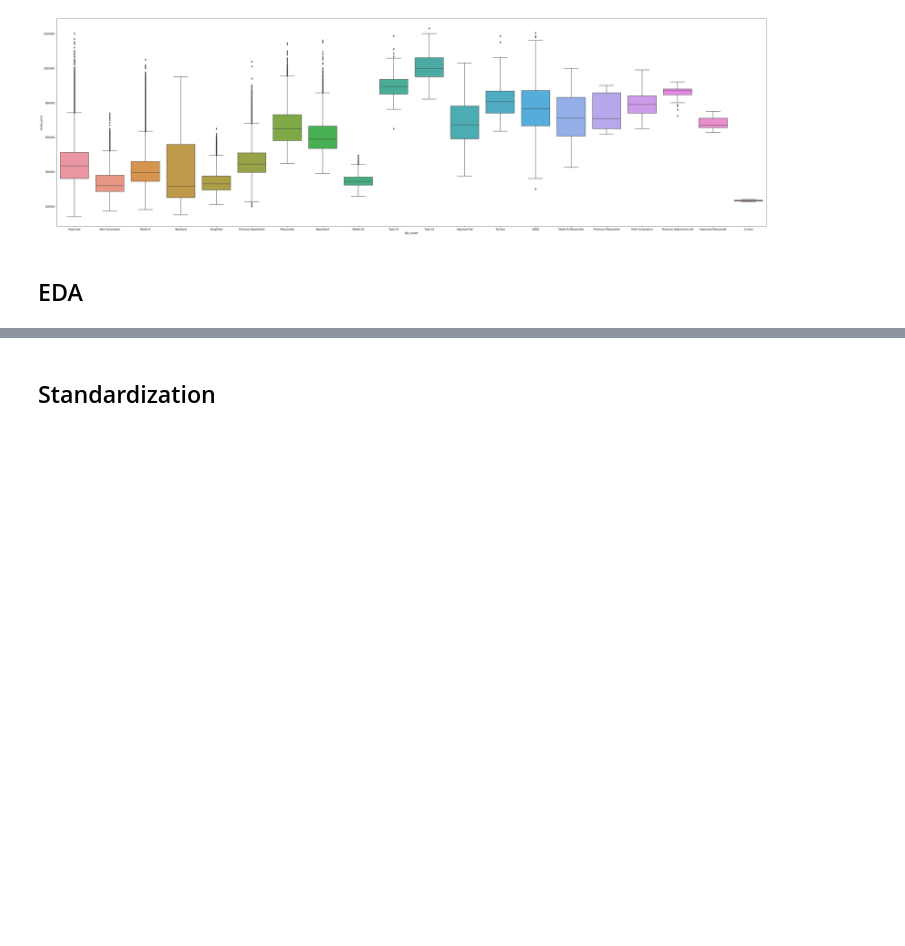
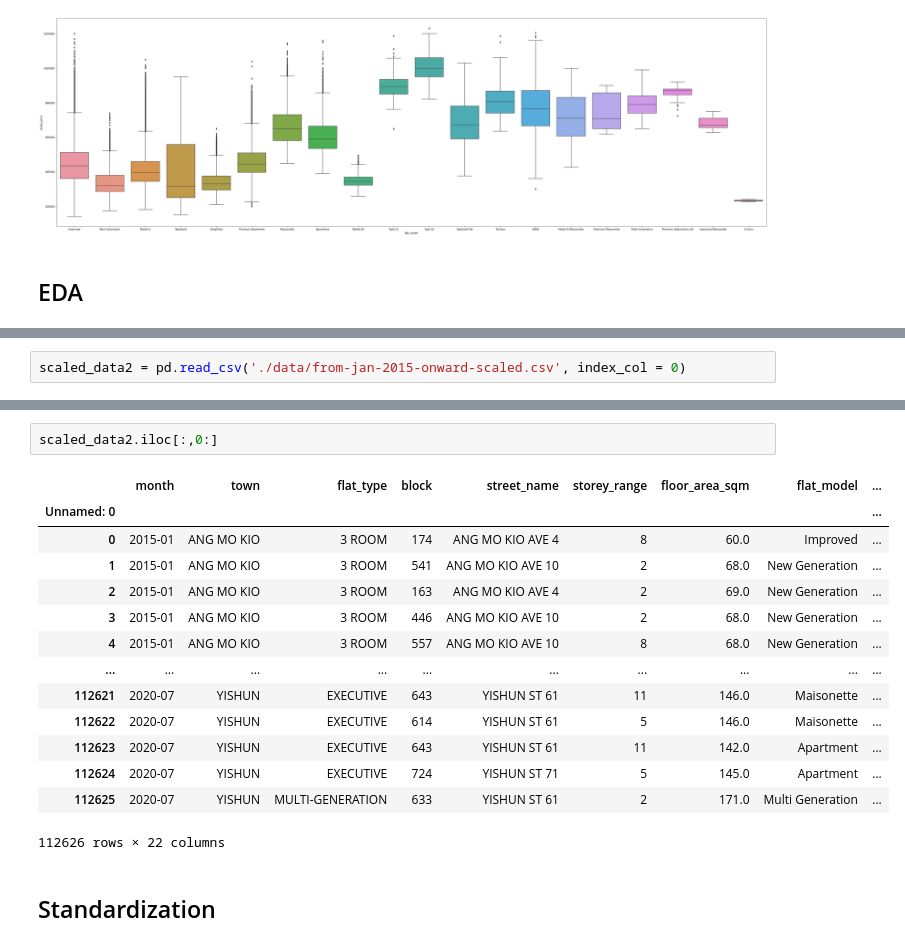
Before and after one commit to y4nrui/data-mining, a Jupyter notebook: jayden.ipynb, the cells around one changed output, grey strips where cells are left out. Drawn from its saved outputs; the diff is of its cells as text; blank space fills up the shorter version.

Commit message:
new scaled dataset

```diff
--- a/jayden.ipynb
+++ b/jayden.ipynb
@@ -222,0 +225,2 @@ fig = sns.boxplot(x='flat_model', y='resale_price', data=data)
+# %%
+scaled_data2 = pd.read_csv('./data/from-jan-2015-onward-scaled.csv', index_col = 0)
@@ -223,3 +243,20 @@ fig = sns.boxplot(x='flat_model', y='resale_price', data=data)
+# %%
+scaled_data2.iloc[:,0:]
+# %% [output]
+|  | month | town | flat_type | block | street_name | storey_range | floor_area_sqm | flat_model | ... |
+| Unnamed: 0 |  |  |  |  |  |  |  |  | ... |
+| 0 | 2015-01 | ANG MO KIO | 3 ROOM | 174 | ANG MO KIO AVE 4 | 8 | 60.0 | Improved | ... |
+| 1 | 2015-01 | ANG MO KIO | 3 ROOM | 541 | ANG MO KIO AVE 10 | 2 | 68.0 | New Generation | ... |
+| 2 | 2015-01 | ANG MO KIO | 3 ROOM | 163 | ANG MO KIO AVE 4 | 2 | 69.0 | New Generation | ... |
+| 3 | 2015-01 | ANG MO KIO | 3 ROOM | 446 | ANG MO KIO AVE 10 | 2 | 68.0 | New Generation | ... |
+| 4 | 2015-01 | ANG MO KIO | 3 ROOM | 557 | ANG MO KIO AVE 10 | 8 | 68.0 | New Generation | ... |
+| ... | ... | ... | ... | ... | ... | ... | ... | ... | ... |
+| 112621 | 2020-07 | YISHUN | EXECUTIVE | 643 | YISHUN ST 61 | 11 | 146.0 | Maisonette | ... |
+| 112622 | 2020-07 | YISHUN | EXECUTIVE | 614 | YISHUN ST 61 | 5 | 146.0 | Maisonette | ... |
+| 112623 | 2020-07 | YISHUN | EXECUTIVE | 643 | YISHUN ST 61 | 11 | 142.0 | Apartment | ... |
+| 112624 | 2020-07 | YISHUN | EXECUTIVE | 724 | YISHUN ST 71 | 5 | 145.0 | Apartment | ... |
+| 112625 | 2020-07 | YISHUN | MULTI-GENERATION | 633 | YISHUN ST 61 | 2 | 171.0 | Multi Generation | ... |
+112626 rows × 22 columns
 # %% [markdown]
 ## Standardization
 # %%
```
Also changed, not shown: parts of 4 cells of this notebook, 2 other files.
